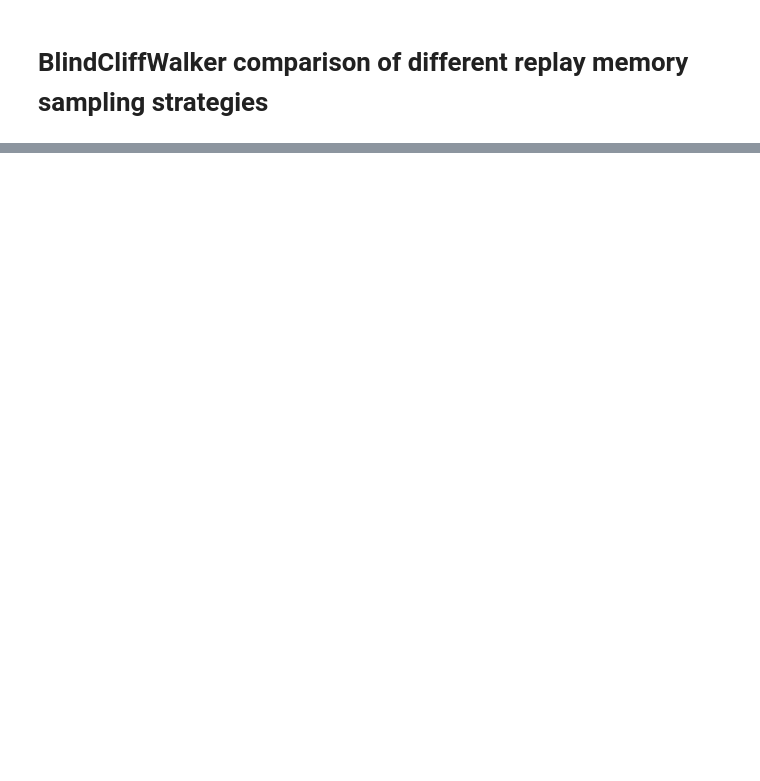
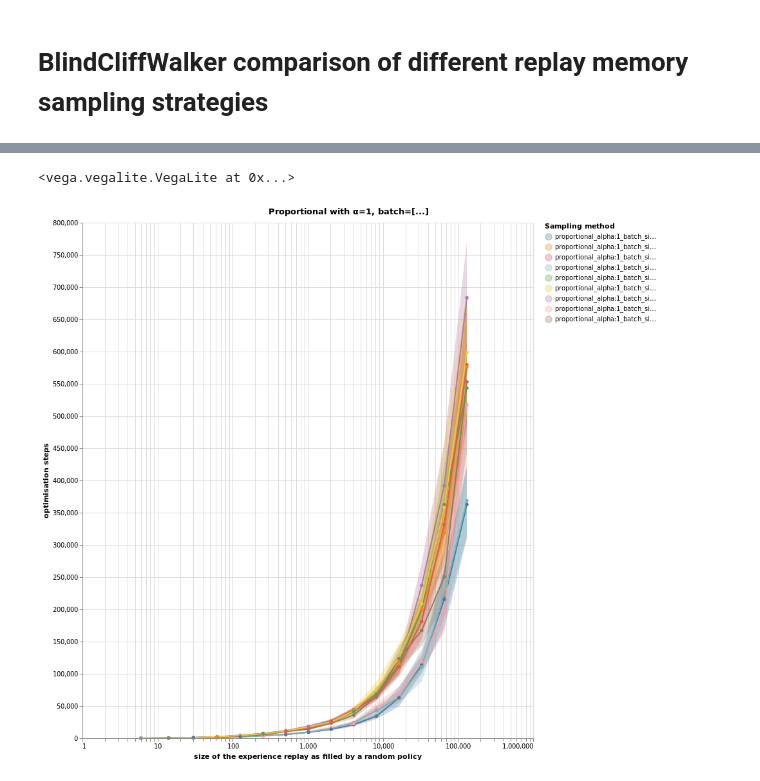
Before and after one commit to floringogianu/per-study, a Jupyter notebook: notebooks/comparison.ipynb, the cells around one changed output, grey strips where cells are left out. Cells and saved outputs as stored; diff of their text form; code cells hidden in the pictures; blank space fills up the shorter version.

```diff
--- a/notebooks/comparison.ipynb
+++ b/notebooks/comparison.ipynb
@@ -52,0 +75,10 @@ get_plot(**results['rank_alpha_sweep'])
+# %%
+# proportional batch/alpha sweep
+alpha = 1  # 0.4, 0.6, 0.8, 1
+get_plot(data=filter_df(alpha=alpha), title=f'Proportional with α={alpha}, batch=[...]',
+         y_scale='linear', height=800)
+
+#get_plot(**results['proportional_batch_alpha_sweep'], height=800)
+# %% [output]
+<vega.vegalite.VegaLite at 0x...>
+[figure, added]
```
Also changed, not shown: parts of 10 cells of this notebook.
